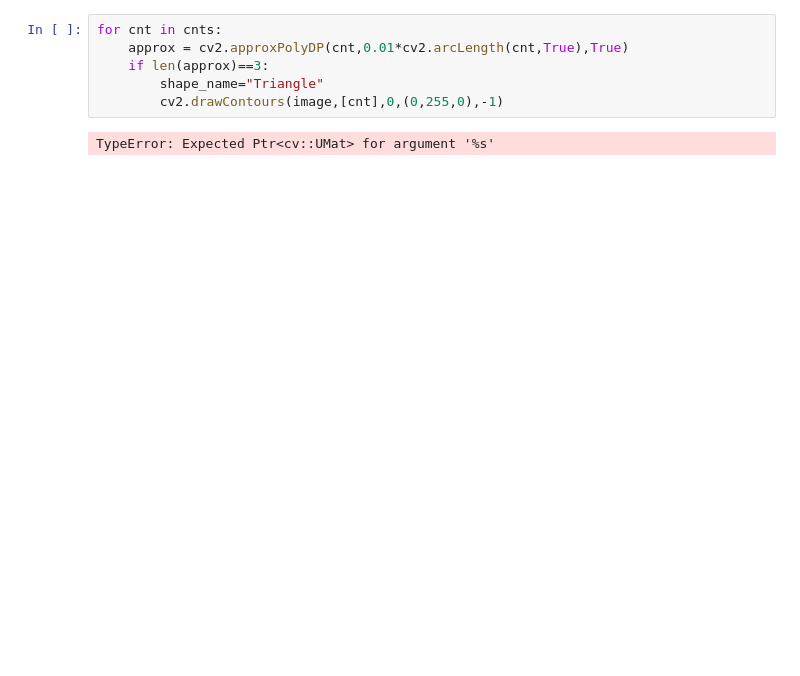
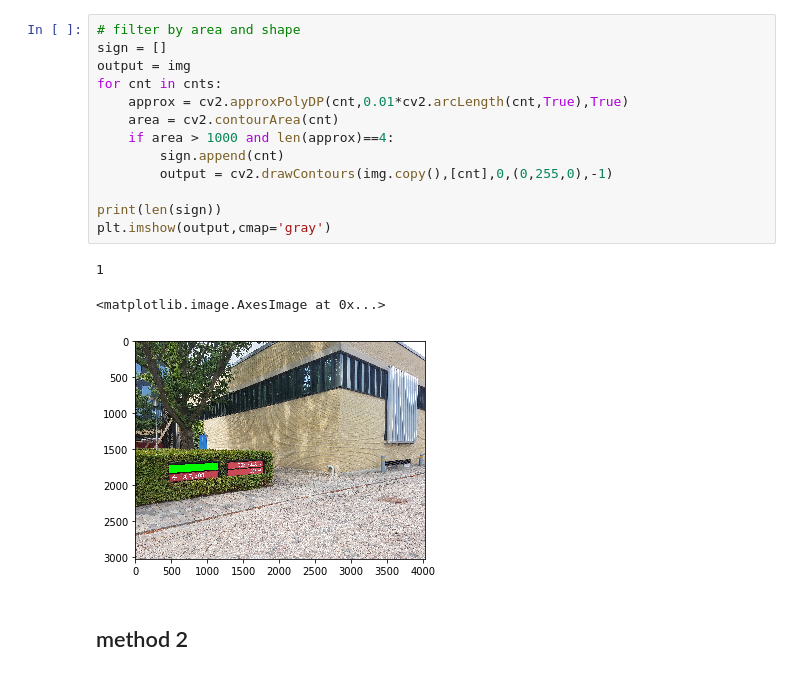
Before and after one commit to pearlww/Image-Analysis, a Jupyter notebook: sign picker.ipynb, the cells around one changed output. Saved outputs shown, nothing was run; the diff lists cells and outputs as text; blank space fills up the shorter version.

```diff
--- a/sign picker.ipynb
+++ b/sign picker.ipynb
@@ -67,8 +76,19 @@ cnts=cv2.findContours(thresh.copy(),cv2.RETR_LIST,cv2.CHAIN_APPROX_NONE)
 # %%
+# filter by area and shape
+sign = []
+output = img
 for cnt in cnts:
     approx = cv2.approxPolyDP(cnt,0.01*cv2.arcLength(cnt,True),True)
-    if len(approx)==3:
-        shape_name="Triangle"
-        cv2.drawContours(image,[cnt],0,(0,255,0),-1)
+    area = cv2.contourArea(cnt)
+    if area > 1000 and len(approx)==4:
+        sign.append(cnt)
+        output = cv2.drawContours(img.copy(),[cnt],0,(0,255,0),-1)
+
+print(len(sign))
+plt.imshow(output,cmap='gray')
 # %% [output]
-TypeError: Expected Ptr<cv::UMat> for argument '%s'
+1
+<matplotlib.image.AxesImage at 0x...>
+[figure, added]
+# %% [markdown]
+## method 2
```
Also changed, not shown: parts of 18 cells of this notebook.
